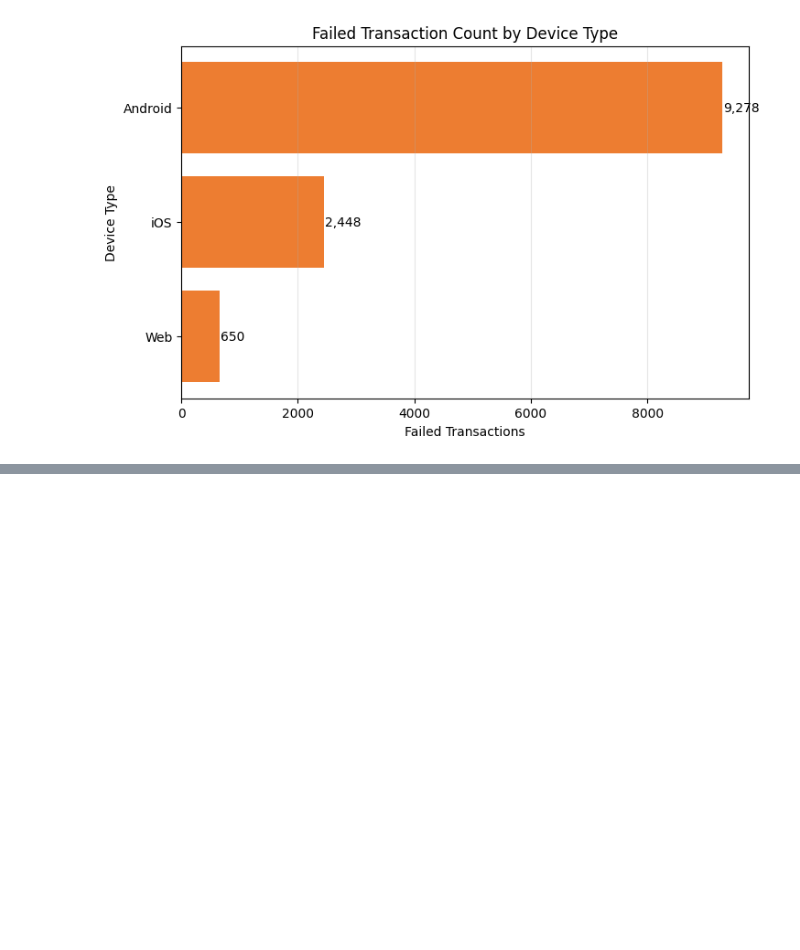
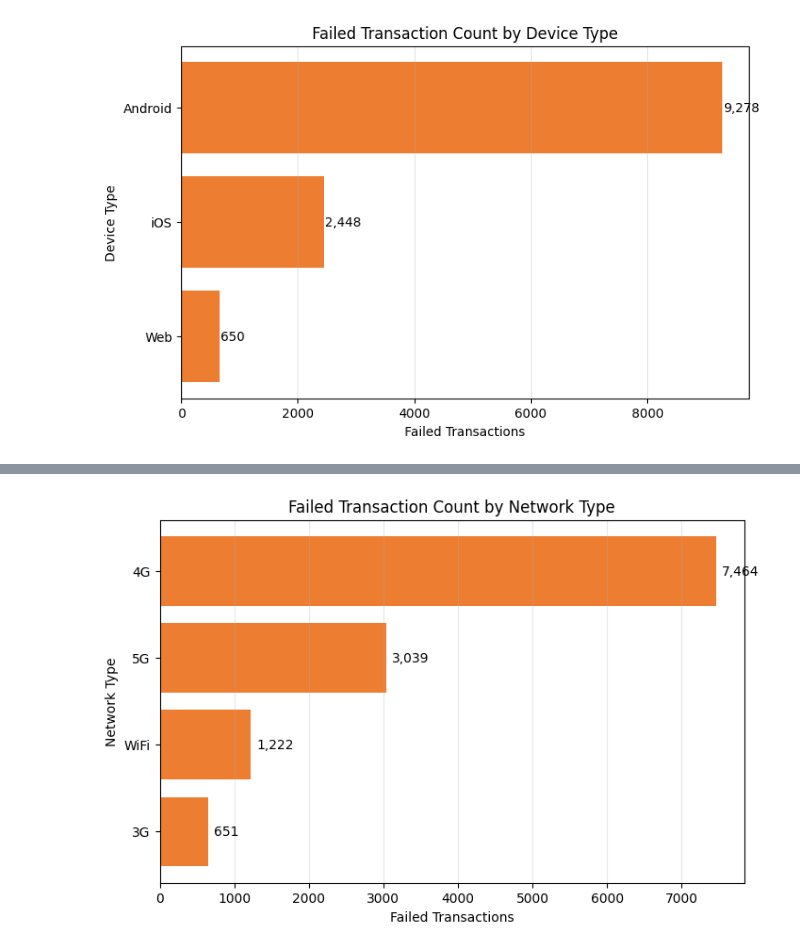
Before and after one commit to KaviyaVelmurugan/upi-transaction-intelligence-platform, a Jupyter notebook: notebooks/02_eda.ipynb, the cells around one changed output, grey strips where cells are left out. Cells and saved outputs as stored; diff of their text form; code cells hidden in the pictures; blank space fills up the shorter version.

Commit message:
Network type analysis

```diff
--- a/notebooks/02_eda.ipynb
+++ b/notebooks/02_eda.ipynb
@@ -1653,3 +1653,6 @@ for bar in bars:
 plt.show()
 # %% [output]
 [figure]
+# %%
+network_status = build_status_summary(df, "network_type")
+network_status
@@ -1655,0 +1665,33 @@ plt.show()
+# %%
+network_count_chart = network_status.sort_values(
+    "failed_transactions"
+)
+
+plt.figure(figsize=(8, 5))
+
+bars = plt.barh(
+    network_count_chart["network_type"],
+    network_count_chart["failed_transactions"],
+    color="#ED7D31"
+)
+
+plt.title("Failed Transaction Count by Network Type")
+plt.xlabel("Failed Transactions")
+plt.ylabel("Network Type")
+plt.grid(axis="x", alpha=0.3)
+
+offset = (
+    network_count_chart["failed_transactions"].max() * 0.01
+)
+
+for bar in bars:
+    plt.text(
+        bar.get_width() + offset,
+        bar.get_y() + bar.get_height() / 2,
+        f"{int(bar.get_width()):,}",
+        va="center"
+    )
+
+plt.show()
+# %% [output]
+[figure, added]
```
Also changed, not shown: parts of 1 cell of this notebook, 1 other file.
